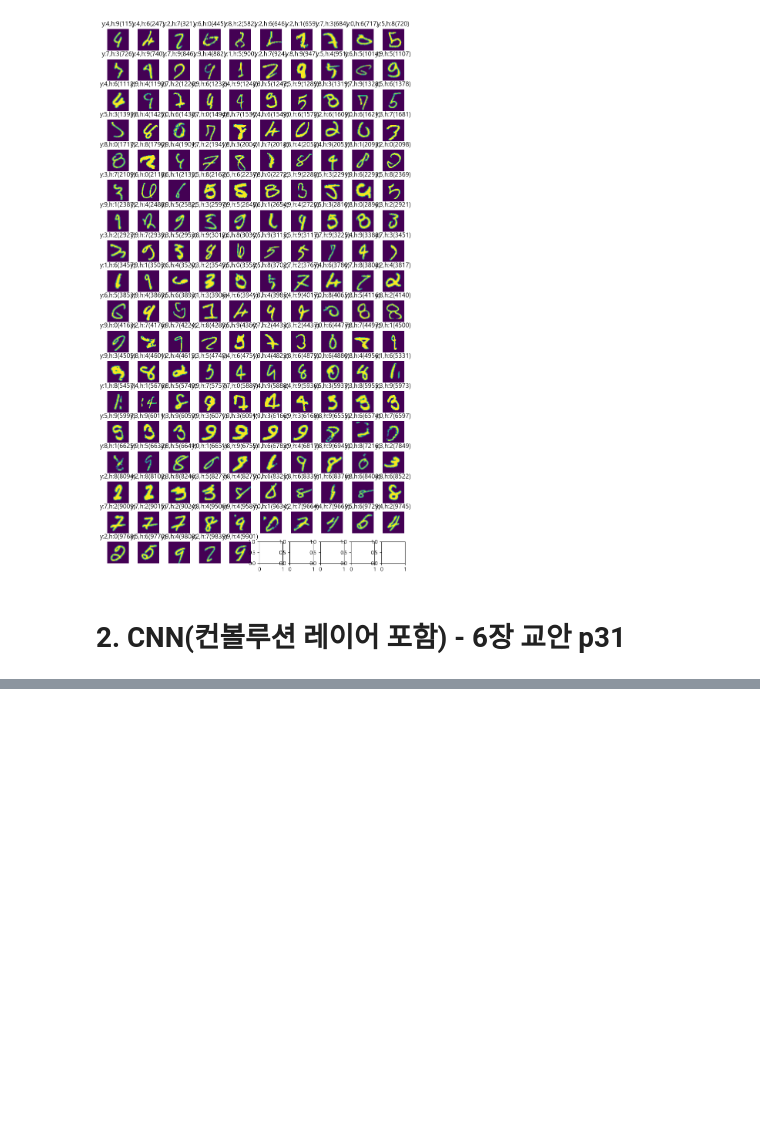
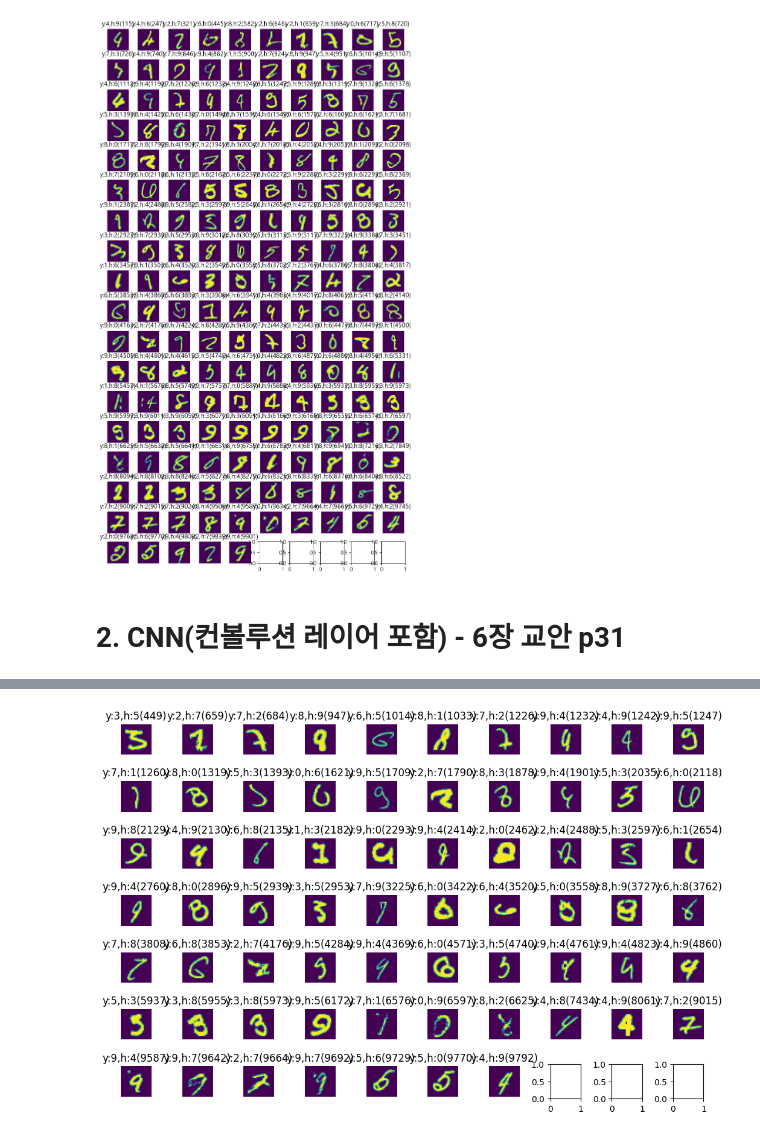
Before and after one commit to jangsh4752/ai_x, a Jupyter notebook: source/06_이미지처리/MNIST_DNN_CNN.ipynb, the cells around one changed output, grey strips where cells are left out. Saved outputs shown, nothing was run; the diff lists cells and outputs as text; code cells hidden in the pictures; blank space fills up the shorter version.

```diff
--- a/source/06_이미지처리/MNIST_DNN_CNN.ipynb
+++ b/source/06_이미지처리/MNIST_DNN_CNN.ipynb
@@ -167,10 +167,7 @@ print('예측이 틀린 갯수 : ', cnt)
 # CNN을 사용하여 예측이 틀린 데이터 출력(yhat과 y_test가 다른 것들 175개)
 plt_row = 18
 plt_col = 10
-# plt.figure(figsize=(plt_col, plt_row))
 plt.rcParams['figure.figsize']=[plt_col, plt_row]
-plt.rc("font", family="Malgun Gothic") # window에서 한글 시각화
-# plt.rc("font", family="NanumBarunGothic") # 코랩에서 한글 시각화
 fig, axes = plt.subplots(plt_row, plt_col)
 plt.subplots_adjust(hspace=0.4, wspace=0.3)
 
@@ -225,0 +325,8 @@ Wall time: 395 ms
+# %%
+# 실제값과 예측값이 다른 갯수
+cnt = 0
+yhat=model.predict(X_test).argmax(axis=1)
+for y, h in zip(y_test, yhat) :
+    if y != h :
+        cnt += 1
+print('예측이 틀린 갯수 : ', cnt)
@@ -225,0 +336,25 @@ Wall time: 395 ms
+# %%
+# CNN을 사용하여 예측이 틀린 데이터 출력(yhat과 y_test가 다른 것들 175개)
+plt_row = 7
+plt_col = 10
+plt.rcParams['figure.figsize']=[plt_col, plt_row]
+fig, axes = plt.subplots(plt_row, plt_col)
+plt.subplots_adjust(hspace=0.4, wspace=0.3)
+
+i=0 # yhat 과 y_test의 index -> yhat[i], y_test[i]를 비교
+cnt=0 # 이미지 출력 횟수
+
+while (i < len(y_test)) & (cnt < plt_row*plt_col) :
+    if yhat[i] == y_test[i] :
+        i += 1
+        continue
+    subax = axes[cnt//plt_col, cnt%plt_col] # // : 몫연산자, % : 나머지연산자
+    subax.imshow(X_test[i].reshape(width, height))
+    subax.axis('off')
+    title = "y:{},h:{}({})".format(y_test[i], yhat[i], i)
+    subax.set_title(title)
+    cnt += 1 # 이미지 출력 번호 증가
+    i += 1 # index 증가
+plt.tight_layout()
+# %% [output]
+[figure, added]
```
Also changed, not shown: parts of 9 cells of this notebook, 15 other files.
